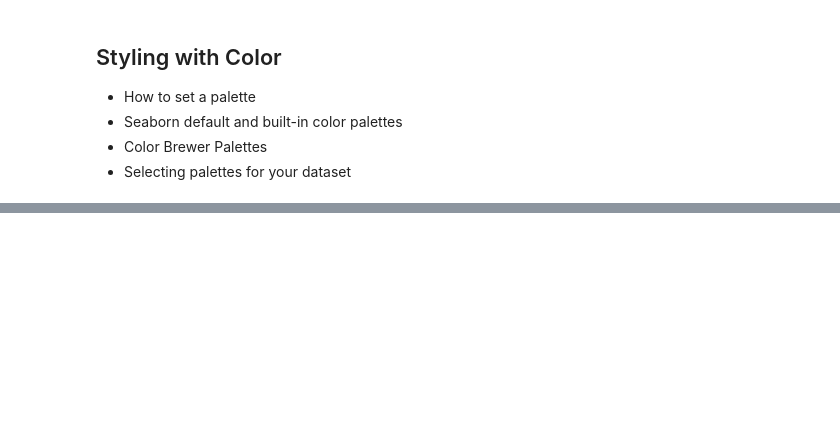
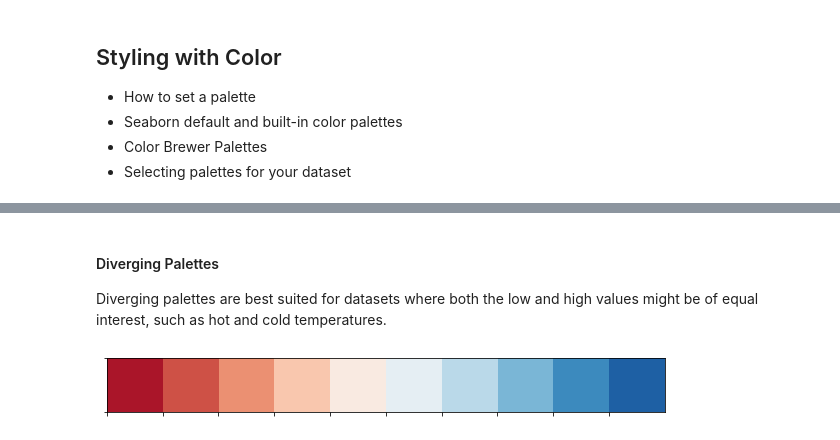
Before and after one commit to adam-gomez/codeacademy-practice, a Jupyter notebook: introduction_to_seaborn.ipynb, the cells around one changed output, grey strips where cells are left out. Cells and saved outputs as stored; diff of their text form; code cells hidden in the pictures; blank space fills up the shorter version.

```diff
--- a/introduction_to_seaborn.ipynb
+++ b/introduction_to_seaborn.ipynb
@@ -347,0 +387,8 @@ sns.plotting_context() # This will print all of the current settings for the plo
+# %% [markdown]
+#### Diverging Palettes
+Diverging palettes are best suited for datasets where both the low and high values might be of equal interest, such as hot and cold temperatures.
+# %%
+diverging_colors = sns.color_palette("RdBu", 10)
+sns.palplot(diverging_colors)
+# %% [output]
+[figure, added]
```
Also changed, not shown: parts of 11 cells of this notebook.
